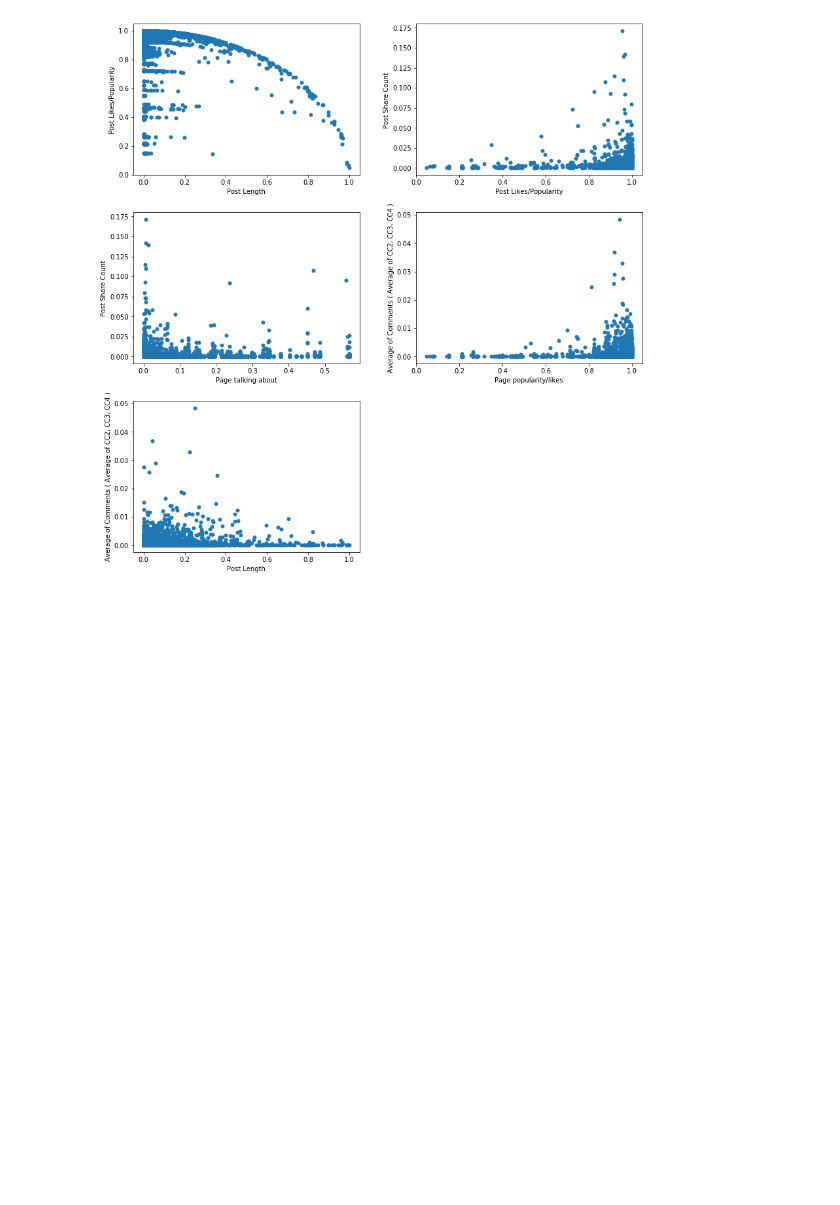
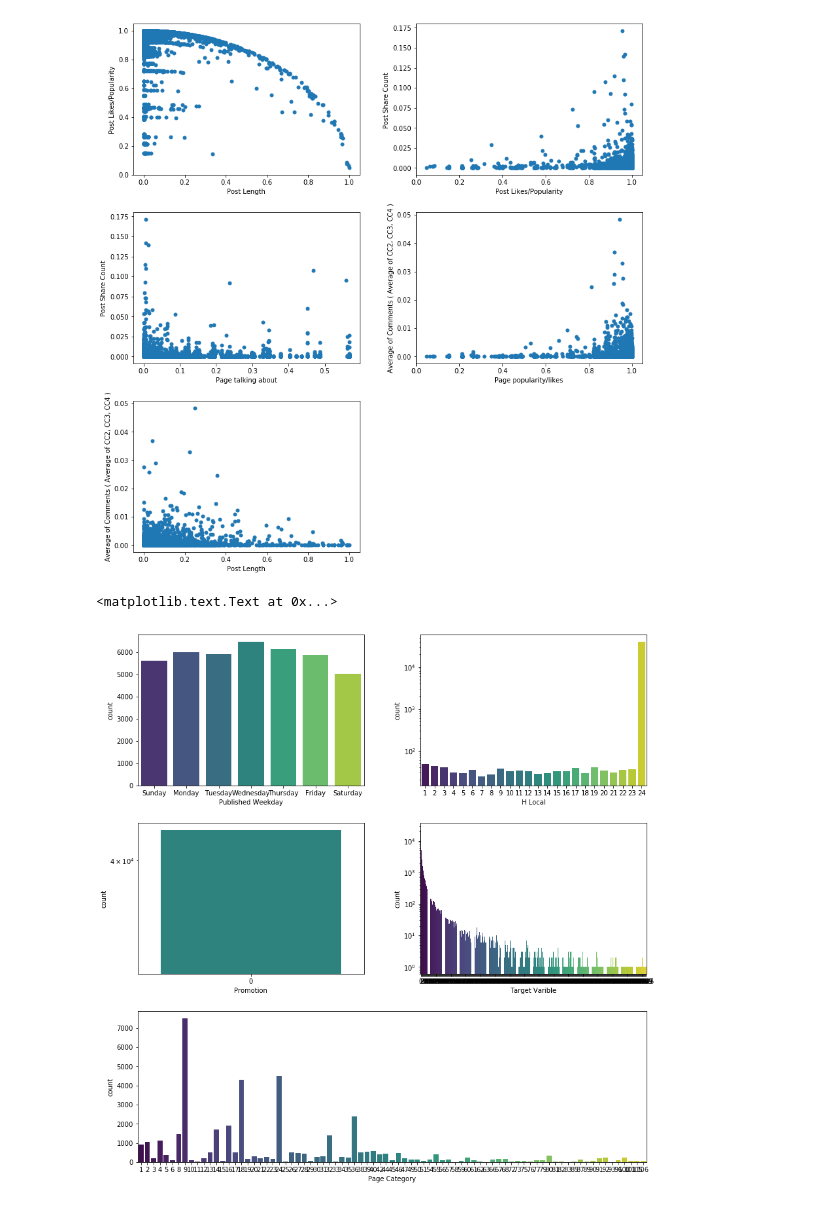
Before and after one commit to danietzio/Artificial-intelligence, a Jupyter notebook: UCI Facebook Comment Volume Dataset/Python/UCI Facebook Comment Volume Project.ipynb, the cells around one changed output. Drawn from its saved outputs; the diff is of its cells as text; code cells hidden in the pictures; blank space fills up the shorter version.

Commit message:
Adding Countplots of Categorical Features

```diff
--- a/UCI Facebook Comment Volume Dataset/Python/UCI Facebook Comment Volume Project.ipynb
+++ b/UCI Facebook Comment Volume Dataset/Python/UCI Facebook Comment Volume Project.ipynb
@@ -14,23 +14,8 @@ import pandas as pd
 # Getting Training dataset ( Variant #1 )
 # Importing data as Dataframe
 df = pd.read_csv('../Dataset/Dataset/Training/Features_Variant_1.csv',sep=',', header=None)
-df.columns = df.columns.get_values().astype('str')
 
 # Importing data as numpy array
 X = np.genfromtxt('../Dataset/Dataset/Training/Features_Variant_1.csv', delimiter=",")
 # %% [markdown]
 # Functions Section
-# %%
-def matrixToNumber(df):
-
-    if ( type(df) == pd.core.frame.DataFrame ):
-        binaryStr = ""
-        df_temp = pd.DataFrame(df).astype('int');
-
-        for a in df_temp.columns:
-
-                binaryStr += df_temp[a].astype('str')
-
-        return binaryStr
-    else:
-        return "Function expect Dataframe"
@@ -200,5 +224,52 @@ axes5.set_ylabel("Average of Comments ( Average of CC2, CC3, CC4 )")
 # %% [output]
 <matplotlib.text.Text at 0x...>
 [figure]
+# %%
+fig = plt.figure()
+
+axes1 = fig.add_axes([0, 2, 0.8, 0.8])
+axes2 = fig.add_axes([1,2,0.8,0.8])
+axes3 = fig.add_axes([0,1,0.8,0.8])
+axes4 = fig.add_axes([1,1,0.8,0.8])
+axes5 = fig.add_axes([0,0,1.8,0.8])
+
+# Before Plotting the data, we should convert all of the columns relates to "Post Published Weekday" to pd.Series
+weekday = matrixToNumber(df.T[39:46].T)
+
+# plot "Post published weekday" Countplot
+sns.countplot(weekday ,palette='viridis', ax= axes1)
+axes1.set_xlabel("Published Weekday")
+axes1.set_xticklabels(["Sunday","Monday","Tuesday","Wednesday","Thursday","Friday","Saturday"])
+
+# plot "H local" Countplot
+axes2.set_yscale("log")
+sns.countplot(df[38] ,palette= 'viridis', ax= axes2)
+axes2.set_xlabel("H Local")
+
+# =====> We can see that majority of posts published at 24 H Local and Wednesday
+
+# Plot "Promotion" Countplot
+axes3.set_yscale("log")
+sns.countplot(df[37] ,palette= 'viridis', ax= axes3)
+axes3.set_xlabel("Promotion")
+
+# =====> We can see that all of the posts promotion status is 0, So This column has no effect on our predections
+# =====> So we can ignore this column
+
+# Plot "Target Variable" Countplot
+sns.countplot(df[53], palette= 'viridis', ax= axes4)
+axes4.set_yscale("log")
+axes4.set_xlabel("Target Varible")
+
+# =====> We can conclude when posts become very long, popularity of the post decrease !!!!
+
+# Plot "Category" Countplot
+sns.countplot(df[3] ,palette= 'viridis', ax= axes5)
+axes5.set_xlabel("Page Category")
+
+# ======> We can see 9, 18 and 36 categorie's have occupied majority of posts
+# %% [output]
+<matplotlib.text.Text at 0x...>
+[figure, added]
 # %%
 # "Post published weekday" vs. "H local"
```
Also changed, not shown: parts of 7 cells of this notebook.
